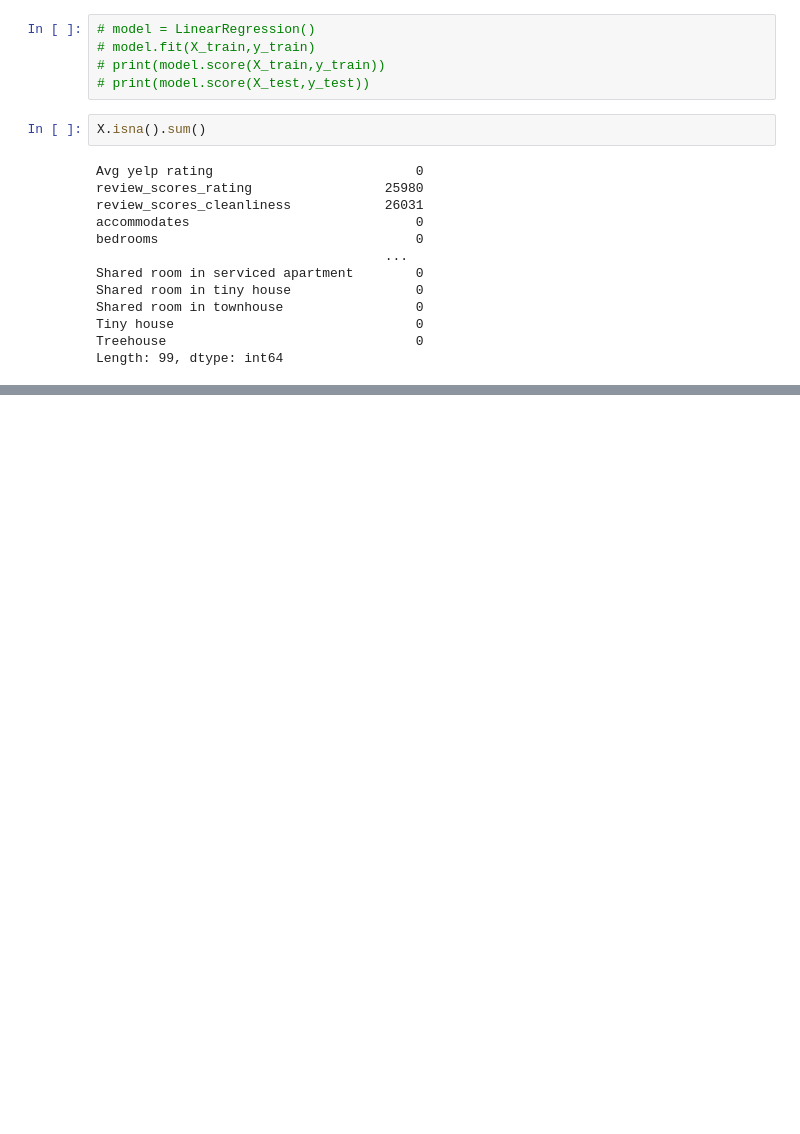
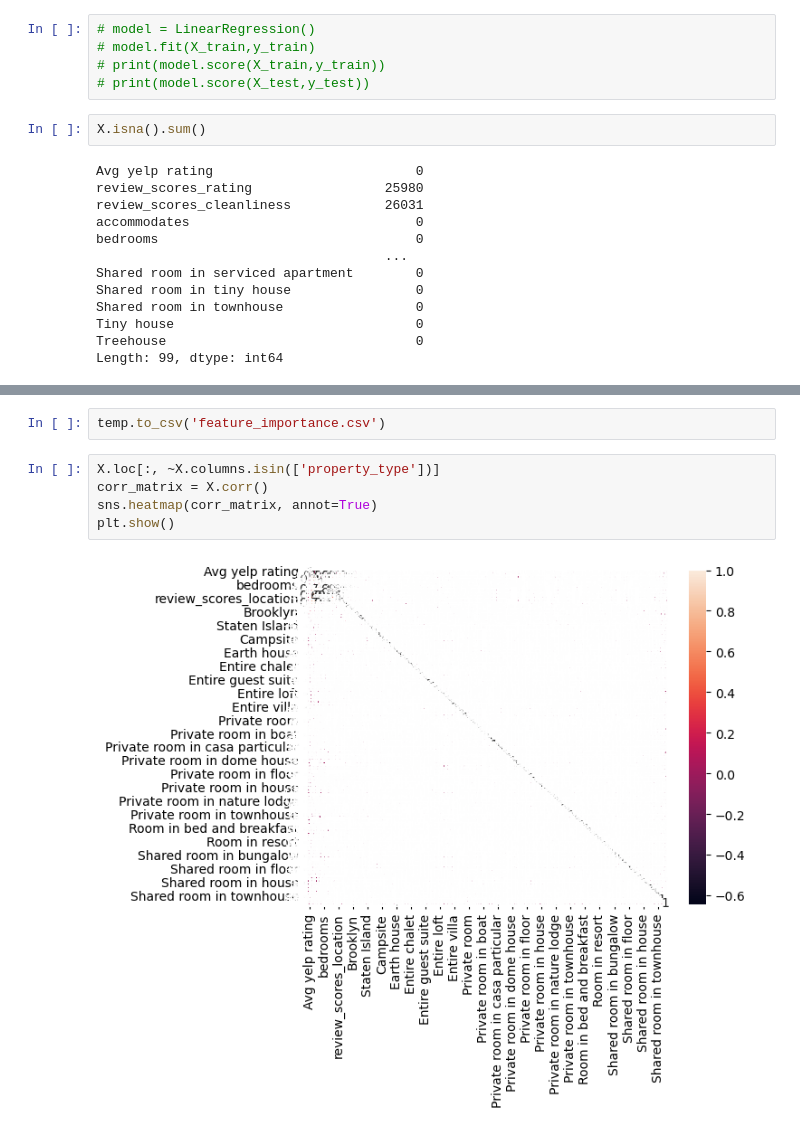
Before and after one commit to garris9/AirJnJ, a Jupyter notebook: Jeremy/ML.ipynb, the cells around one changed output, grey strips where cells are left out. Saved outputs shown, nothing was run; the diff lists cells and outputs as text; blank space fills up the shorter version.

```diff
--- a/Jeremy/ML.ipynb
+++ b/Jeremy/ML.ipynb
@@ -282,0 +302,9 @@ tmp
+# %%
+temp.to_csv('feature_importance.csv')
+# %%
+X.loc[:, ~X.columns.isin(['property_type'])]
+corr_matrix = X.corr()
+sns.heatmap(corr_matrix, annot=True)
+plt.show()
+# %% [output]
+[figure, added]
```
Also changed, not shown: parts of 4 cells of this notebook.
